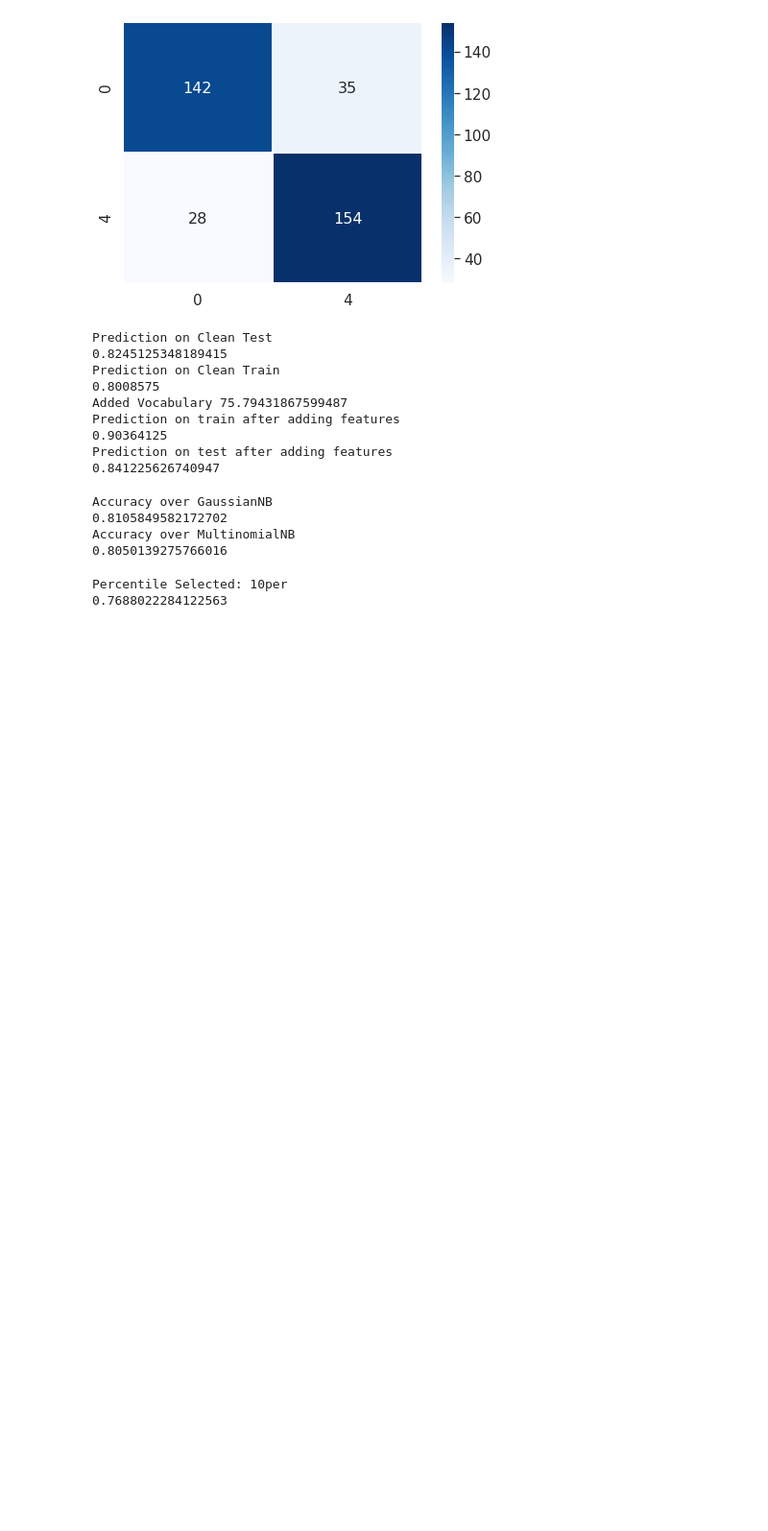
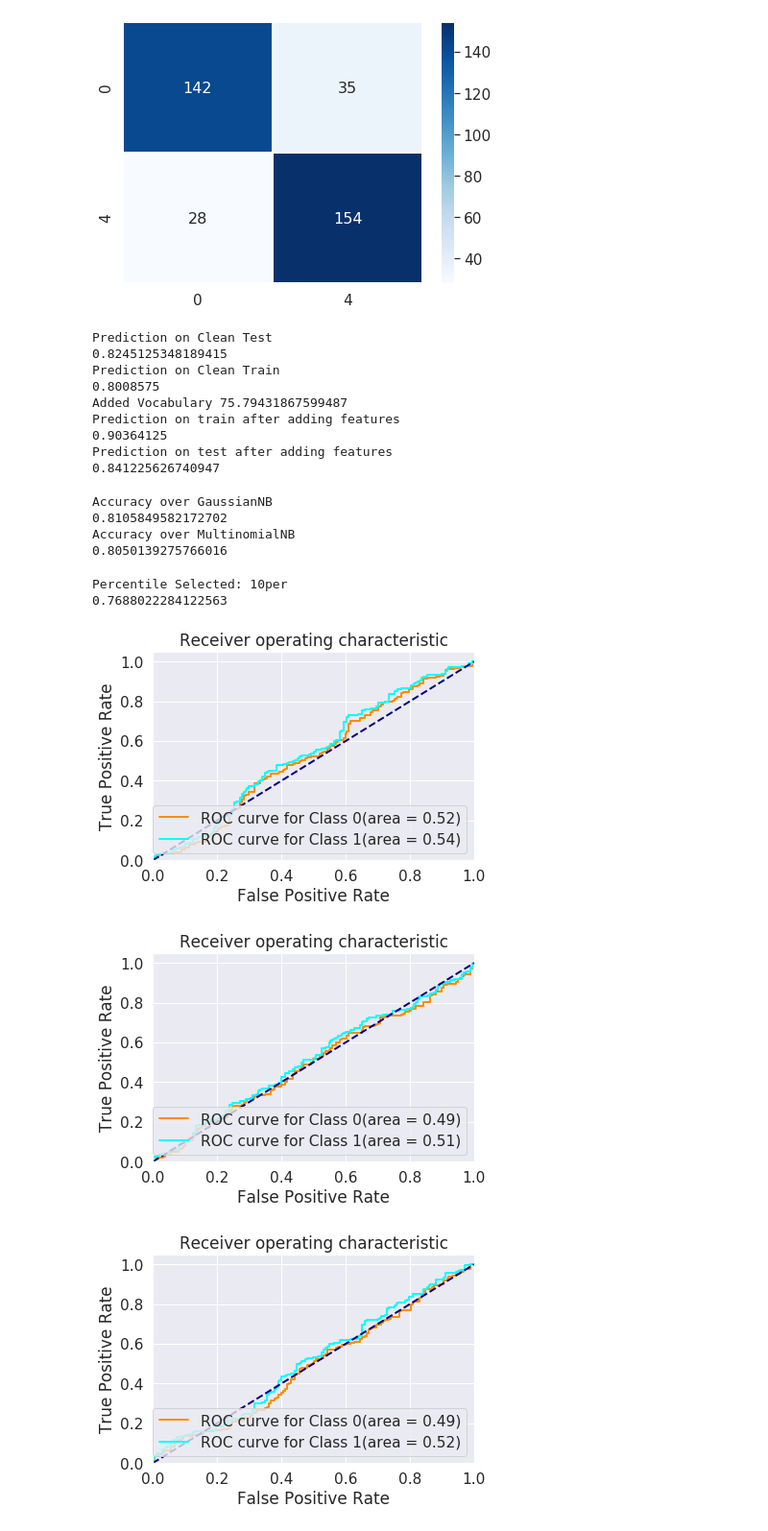
Before and after one commit to Kartik97/ML, a Jupyter notebook: A2/Q1/q1.ipynb, the cells around one changed output. Shown: that part at 96% size. Drawn from its saved outputs; the diff is of its cells as text; code cells hidden in the pictures; blank space fills up the shorter version.

Commit message:
Added plots

```diff
--- a/A2/Q1/q1.ipynb
+++ b/A2/Q1/q1.ipynb
@@ -1135,5 +1137,4 @@ Prediction on test after adding features
 # %%
-
 tfidf = TfidfVectorizer(min_df=0.0007)
 clf = GaussianNB()
 X = tfidf.fit_transform(train[6])
@@ -1141,6 +1142,7 @@ clf = tfidfVectorizer(clf,X,train)
 Y = tfidf.transform(test[6])
 testDense = Y.todense()
 predictionTestTfidf = clf.predict(testDense)
+logProbaTest = clf.predict_log_proba(testDense)
 
 tfidf = TfidfVectorizer(min_df=0.0007)
 X = tfidf.fit_transform(train[6])
@@ -1149,31 +1151,41 @@ multiClf.fit(X,train[0])
 Y = tfidf.transform(test[6])
 testDense = Y.todense()
 predictionTestmulti = multiClf.predict(testDense)
+logProbaTestMulti = clf.predict_log_proba(testDense)
 
 print("Accuracy over GaussianNB")
 checkAccuracy(test[0],predictionTestTfidf)
 print("Accuracy over MultinomialNB")
 checkAccuracy(test[0],predictionTestmulti)
+
+tfidf = TfidfVectorizer(min_df=200)
+X = tfidf.fit_transform(train[6])
+Y = train[0]
+percentile = SelectPercentile(chi2, percentile=10)
+selectedData = percentile.fit_transform(X,Y)
+
+clf2 = GaussianNB()
+per10 = tfidfVectorizer(clf2,selectedData,train)
+
+testData = tfidf.transform(test[6])
+testDense10per = percentile.transform(testData)
+prediction10per = clf2.predict(testDense10per.todense())
+logProbaTestPer = clf2.predict_log_proba(testDense10per.todense())
+print("Percentile Selected: 10per")
+checkAccuracy(test[0],prediction10per)
 # %% [output]
 Accuracy over GaussianNB
 0.8105849582172702
 Accuracy over MultinomialNB
 0.8050139275766016
+Percentile Selected: 10per
+0.7688022284122563
-# %%
-tfidf = TfidfVectorizer(min_df=200)
-X = tfidf.fit_transform(train[6])
-Y = train[0]
-percentile = SelectPercentile(chi2, percentile=10)
-selectedData = percentile.fit_transform(X,Y)
-
-clf2 = GaussianNB()
-per10 = tfidfVectorizer(clf2,selectedData,train)
-
-testData = tfidf.transform(test[6])
-testDense10per = percentile.transform(testData)
-prediction10per = clf2.predict(testDense10per.todense())
-print("Percentile Selected: 10per")
-checkAccuracy(test[0],prediction10per)
-# %% [output]
-Percentile Selected: 10per
-0.7688022284122563
+# %%
+rocCurve(test,predTest0,predTest4)
+rocCurve(test,CpredTest0,CpredTest4)
+rocCurve(test,predAddedTest0,predAddedTest4)
+rocCurve(test,-logProbaTestMulti[:,0],logProbaTestMulti[:,1])
+# %% [output]
+[figure, added]
+[figure, added]
+[figure, added]
```
Also changed, not shown: parts of 2 cells of this notebook, 3 other files.
